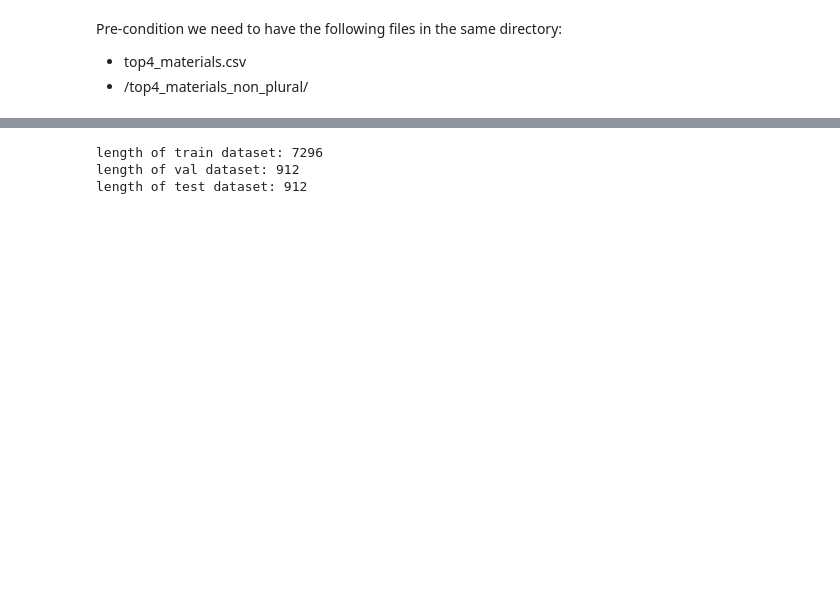
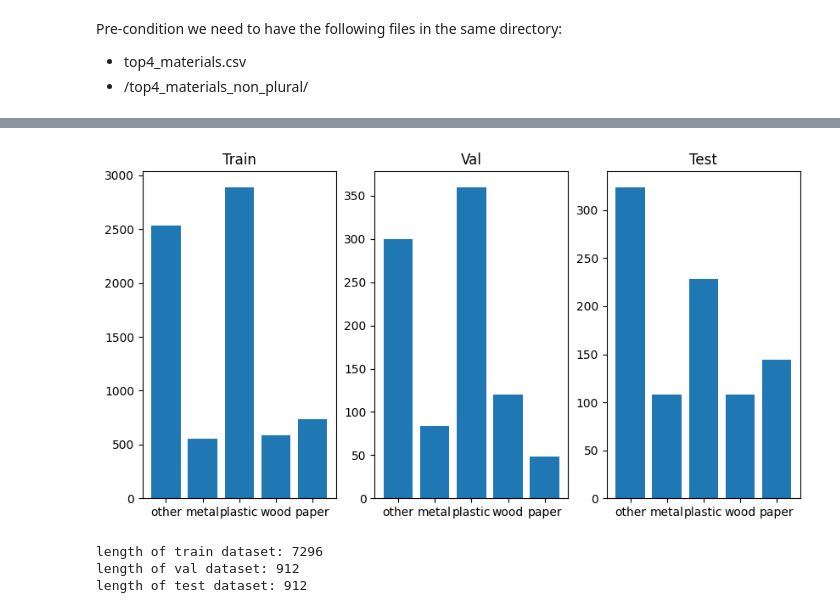
Before and after one commit to FYYHU/ai_mat, a Jupyter notebook: conv_net_Top4.ipynb, the cells around one changed output, grey strips where cells are left out. Drawn from its saved outputs; the diff is of its cells as text; code cells hidden in the pictures; blank space fills up the shorter version.

```diff
--- a/conv_net_Top4.ipynb
+++ b/conv_net_Top4.ipynb
@@ -42,3 +43,6 @@ def shuffle_split(possible_classes):
     return train, val, test
 # %%
 train, val, test = shuffle_split(possible_classes=possible_classes)
+# %%
+annotations = pd.read_csv("./top4_materials.csv")
+annotations
@@ -63,6 +81,38 @@ if (not os.path.exists(target + "train") and not os.path.exists(target + "val")
         elif (int(file) in test):
             for files in os.listdir(source + file):
                 shutil.copy(source + file + "/" + files, target + "test/" + files)
+# %%
+#frequency of each class in train/val/test
+train_freq = {"other": 0, "metal": 0, "plastic": 0, "wood": 0, "paper": 0}
+val_freq = {"other": 0, "metal": 0, "plastic": 0, "wood": 0, "paper": 0}
+test_freq = {"other": 0, "metal": 0, "plastic": 0, "wood": 0, "paper": 0}
+
+for file in os.listdir(target + "train"):
+    material_type = annotations[annotations["name_img"] == file]["material"].values[0]
+    train_freq[material_type] += 1
+
+for file in os.listdir(target + "val"):
+    material_type = annotations[annotations["name_img"] == file]["material"].values[0]
+    val_freq[material_type] += 1
+
+for file in os.listdir(target + "test"):
+    material_type = annotations[annotations["name_img"] == file]["material"].values[0]
+    test_freq[material_type] += 1
+# %%
+#plot frequency of each class in train/val/test
+plt.figure(figsize=(10, 5))
+plt.subplot(1, 3, 1)
+plt.bar(train_freq.keys(), train_freq.values())
+plt.title("Train")
+plt.subplot(1, 3, 2)
+plt.bar(val_freq.keys(), val_freq.values())
+plt.title("Val")
+plt.subplot(1, 3, 3)
+plt.bar(test_freq.keys(), test_freq.values())
+plt.title("Test")
+plt.show()
+# %% [output]
+[figure, added]
 # %%
 #custom dataset class
 class Top4Dataset(Dataset):
```
Also changed, not shown: parts of 30 cells of this notebook, 1 other file.
